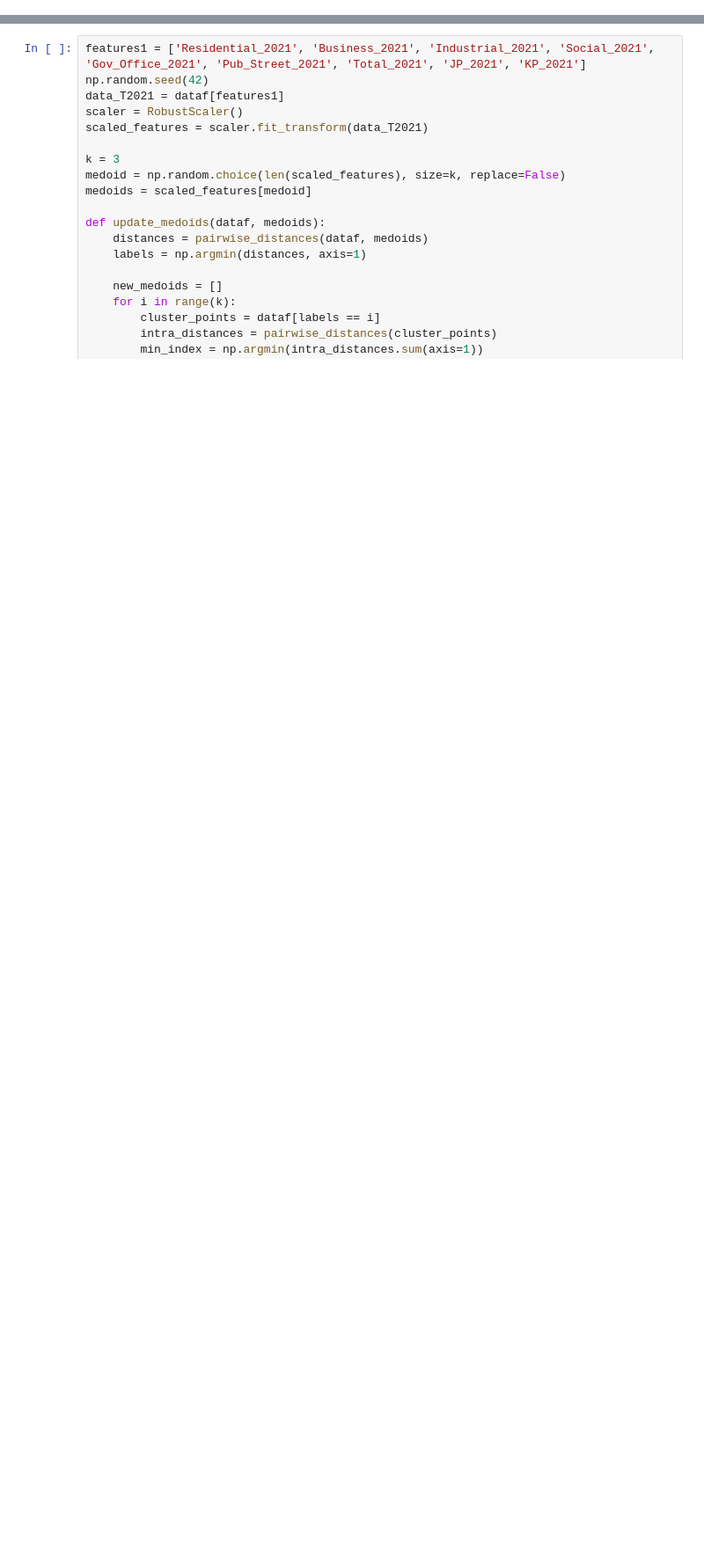
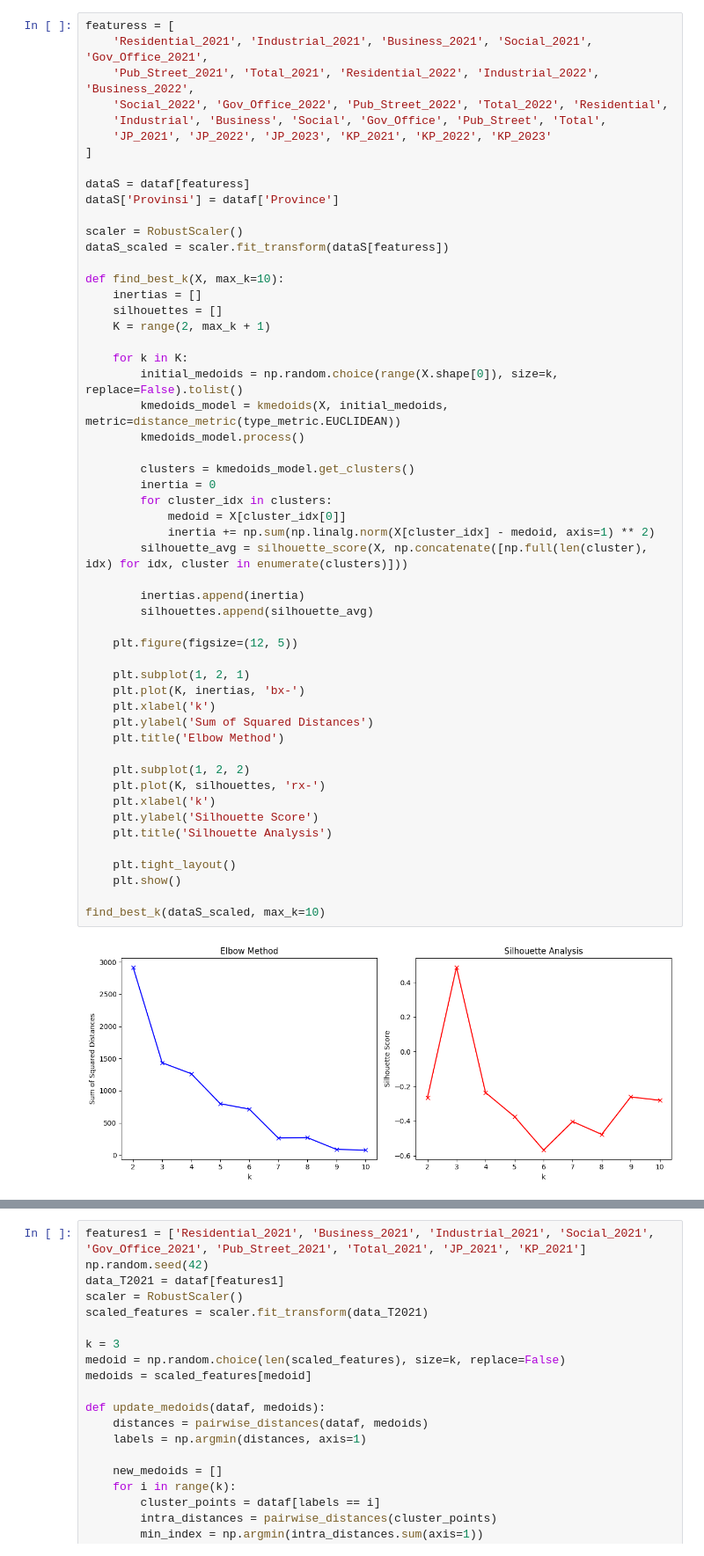
Before and after one commit to XQVWMM/konsumsi-listrik-notebook, a Jupyter notebook: KMedoids.ipynb, the cells around one changed output, grey strips where cells are left out. Shown at 88% size. Saved outputs shown, nothing was run; the diff lists cells and outputs as text; blank space fills up the shorter version.

```diff
--- a/KMedoids.ipynb
+++ b/KMedoids.ipynb
@@ -9,2 +13,57 @@ from sklearn.metrics import pairwise_distances
 import seaborn as sns
 dataf = pd.read_csv('../DATASET/Hasil_Gabungan.csv')
+# %%
+featuress = [
+    'Residential_2021', 'Industrial_2021', 'Business_2021', 'Social_2021', 'Gov_Office_2021',
+    'Pub_Street_2021', 'Total_2021', 'Residential_2022', 'Industrial_2022', 'Business_2022',
+    'Social_2022', 'Gov_Office_2022', 'Pub_Street_2022', 'Total_2022', 'Residential',
+    'Industrial', 'Business', 'Social', 'Gov_Office', 'Pub_Street', 'Total',
+    'JP_2021', 'JP_2022', 'JP_2023', 'KP_2021', 'KP_2022', 'KP_2023'
+]
+
+dataS = dataf[featuress]
+dataS['Provinsi'] = dataf['Province']
+
+scaler = RobustScaler()
+dataS_scaled = scaler.fit_transform(dataS[featuress])
+
+def find_best_k(X, max_k=10):
+    inertias = []
+    silhouettes = []
+    K = range(2, max_k + 1)
+
+    for k in K:
+        initial_medoids = np.random.choice(range(X.shape[0]), size=k, replace=False).tolist()
+        kmedoids_model = kmedoids(X, initial_medoids, metric=distance_metric(type_metric.EUCLIDEAN))
+        kmedoids_model.process()
+
+        clusters = kmedoids_model.get_clusters()
+        inertia = 0
+        for cluster_idx in clusters:
+            medoid = X[cluster_idx[0]]
+            inertia += np.sum(np.linalg.norm(X[cluster_idx] - medoid, axis=1) ** 2)
+        silhouette_avg = silhouette_score(X, np.concatenate([np.full(len(cluster), idx) for idx, cluster in enumerate(clusters)]))
+
+        inertias.append(inertia)
+        silhouettes.append(silhouette_avg)
+
+    plt.figure(figsize=(12, 5))
+
+    plt.subplot(1, 2, 1)
+    plt.plot(K, inertias, 'bx-')
+    plt.xlabel('k')
+    plt.ylabel('Sum of Squared Distances')
+    plt.title('Elbow Method')
+
+    plt.subplot(1, 2, 2)
+    plt.plot(K, silhouettes, 'rx-')
+    plt.xlabel('k')
+    plt.ylabel('Silhouette Score')
+    plt.title('Silhouette Analysis')
+
+    plt.tight_layout()
+    plt.show()
+
+find_best_k(dataS_scaled, max_k=10)
+# %% [output]
+[figure, added]
```
Also changed, not shown: parts of 2 cells of this notebook, 2 other files.
